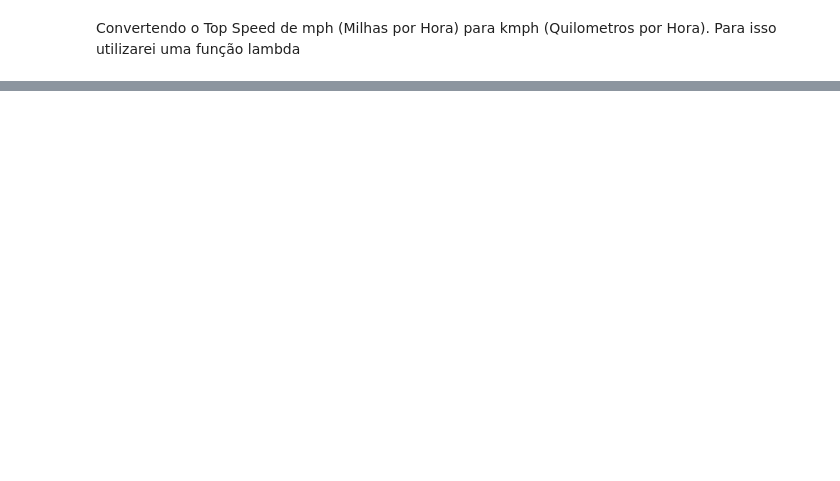
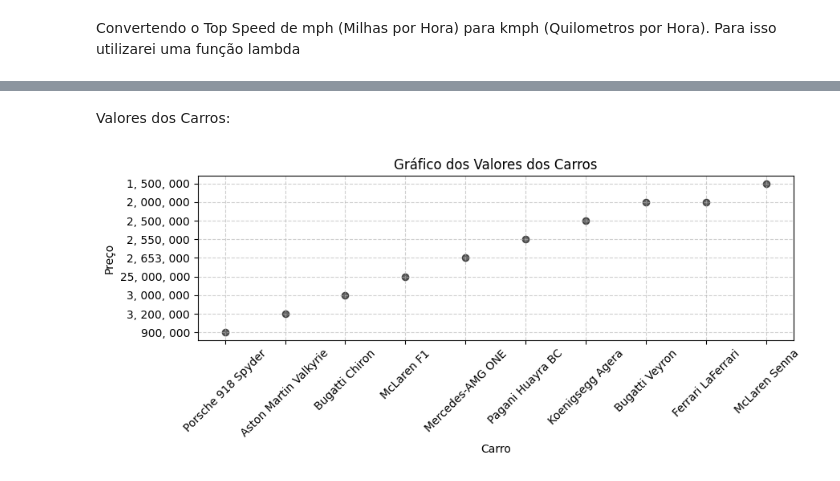
Before and after one commit to RafaelEliaas/AnaliseHypercar2019, a Jupyter notebook: Hcars2019.ipynb, the cells around one changed output, grey strips where cells are left out. Saved outputs shown, nothing was run; the diff lists cells and outputs as text; code cells hidden in the pictures; blank space fills up the shorter version.

```diff
--- a/Hcars2019.ipynb
+++ b/Hcars2019.ipynb
@@ -212,0 +225,18 @@ plt.show()
+# %% [markdown]
+Valores dos Carros:
+# %%
+dados = df.dropna(subset=['Car Name', 'Cost'])
+df = df.sort_values(by='Cost')
+
+plt.figure(figsize=(9, 4))
+plt.scatter(dados['Car Name'], dados['Cost'], color='black', alpha=0.6)
+plt.title('Gráfico dos Valores dos Carros')
+plt.xlabel('Carro')
+plt.ylabel('Preço')
+plt.xticks(rotation=45)
+plt.grid(True, linestyle='--', alpha=0.6)
+
+plt.tight_layout()
+plt.show()
+# %% [output]
+[figure, added]
```
Also changed, not shown: parts of 27 cells of this notebook.
